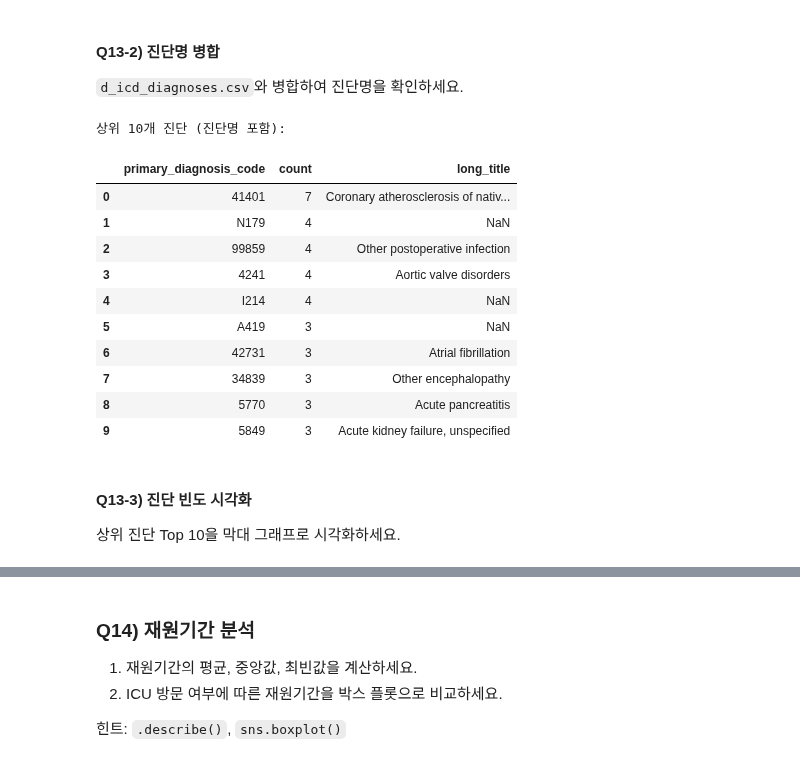
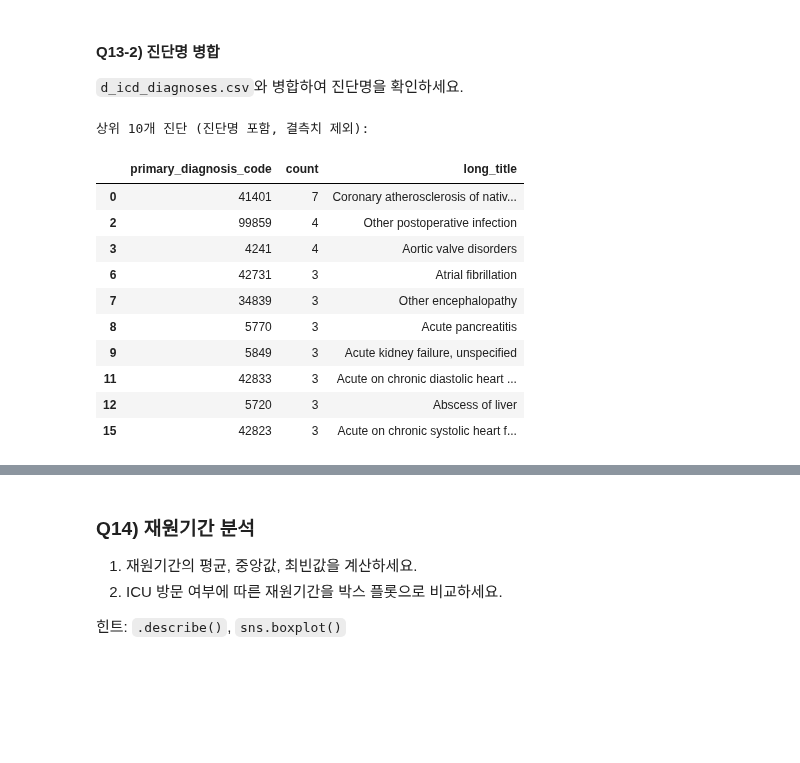
Before and after one commit to sarahjang15/MIMIC-IV_Data_Analysis, a Jupyter notebook: MIMIC_IV_Tutorial.ipynb, the cells around one changed output, grey strips where cells are left out. Cells and saved outputs as stored; diff of their text form; code cells hidden in the pictures; blank space fills up the shorter version.

```diff
--- a/MIMIC_IV_Tutorial.ipynb
+++ b/MIMIC_IV_Tutorial.ipynb
@@ -503,11 +506,4 @@ readmission.head()
 # %%
-# 7일, 30일 내 재입원 여부 계산
-readmission['readmit_7'] = (readmission['days_to_readmit'] <= 7).astype(int)
-readmission['readmit_7'] = readmission['readmit_7'].fillna(0).astype(int)
-readmission['readmit_30'] = (readmission['days_to_readmit'] <= 30).astype(int)
-readmission['readmit_30'] = readmission['readmit_30'].fillna(0).astype(int)
-
-
 print(f"7일 내 재입원: {readmission['readmit_7'].sum()}건")
 print(f"재입원률: {readmission['readmit_7'].mean() * 100:.2f}%")
 print(f"30일 내 재입원: {readmission['readmit_30'].sum()}건")
@@ -556,8 +553,9 @@ ICU 방문률: 43.48%
 # %%
 # 데이터 병합
 df_fin = admissions.merge(
-    patients[['subject_id', 'gender', 'anchor_age','anchor_year']].rename(columns={'subject_id': 'patient_id'}),
-    on='patient_id',
+    patients[['subject_id', 'gender', 'anchor_age','anchor_year']],
+    left_on='patient_id',
+    right_on='subject_id',
     how='left'
 ).merge(
     discharges[['admission_id', 'discharge_timestamp', 'discharge_status', 'los_days']],
@@ -567,6 +565,10 @@ df_fin = admissions.merge(
     icu_by_admission,
     on='admission_id',
     how='left'
+).merge(
+    readmission[['admission_id', 'readmit_7', 'readmit_30']],
+    on='admission_id',
+    how='left'
 )
 
 print(f"최종 데이터셋 크기: {df_fin.shape}")
@@ -603,7 +643,3 @@ gender
 M    57
 F    43
 Name: count, dtype: int64
-# %%
-# 입원 시 나이 계산산
-df_fin['admission_age'] = df_fin['admission_timestamp'].dt.year - df_fin['anchor_year'] + df_fin['anchor_age']
-df_fin[['patient_id','admission_timestamp','anchor_year','anchor_age','admission_age']].head()
@@ -682,9 +674,9 @@ plt.show()
 주진단 코드(`primary_diagnosis_code`)의 빈도를 계산하세요.
 # %%
 # 진단 코드 빈도 계산
-diagnosis_counts = admissions['primary_diagnosis_code'].value_counts().head(10).reset_index()
+diagnosis_counts = df_fin['primary_diagnosis_code'].value_counts().reset_index()
 diagnosis_counts.columns = ['primary_diagnosis_code', 'count']
 
-print("상위 10개 진단 코드:")
-print(diagnosis_counts)
+print("진단 코드별 빈도:")
+diagnosis_counts
 # %% [output]
@@ -707,28 +701,24 @@ print(diagnosis_counts)
 # %%
 # ICD 코드 사전과 병합
 icd_code = d_icd_diagnoses.rename(columns={'icd9_code': 'primary_diagnosis_code'})
 diagnosis_with_names = diagnosis_counts.merge(
     icd_code[['primary_diagnosis_code', 'long_title']],
     on='primary_diagnosis_code',
     how='left'
 )
 
-print("상위 10개 진단 (진단명 포함):")
-print(diagnosis_with_names)
+print("상위 10개 진단 (진단명 포함, 결측치 제외):")
+diagnosis_with_names.dropna(subset=['long_title']).head(10)
 # %% [output]
-상위 10개 진단 (진단명 포함):
+상위 10개 진단 (진단명 포함, 결측치 제외):
 |  | primary_diagnosis_code | count | long_title |
 | 0 | 41401 | 7 | Coronary atherosclerosis of nativ... |
-| 1 | N179 | 4 | NaN |
 | 2 | 99859 | 4 | Other postoperative infection |
 | 3 | 4241 | 4 | Aortic valve disorders |
-| 4 | I214 | 4 | NaN |
-| 5 | A419 | 3 | NaN |
 | 6 | 42731 | 3 | Atrial fibrillation |
 | 7 | 34839 | 3 | Other encephalopathy |
 | 8 | 5770 | 3 | Acute pancreatitis |
 | 9 | 5849 | 3 | Acute kidney failure, unspecified |
+| 11 | 42833 | 3 | Acute on chronic diastolic heart ... |
+| 12 | 5720 | 3 | Abscess of liver |
+| 15 | 42823 | 3 | Acute on chronic systolic heart f... |
-# %% [markdown]
-#### Q13-3) 진단 빈도 시각화
-
-상위 진단 Top 10을 막대 그래프로 시각화하세요.
```
Also changed, not shown: parts of 35 cells of this notebook.
